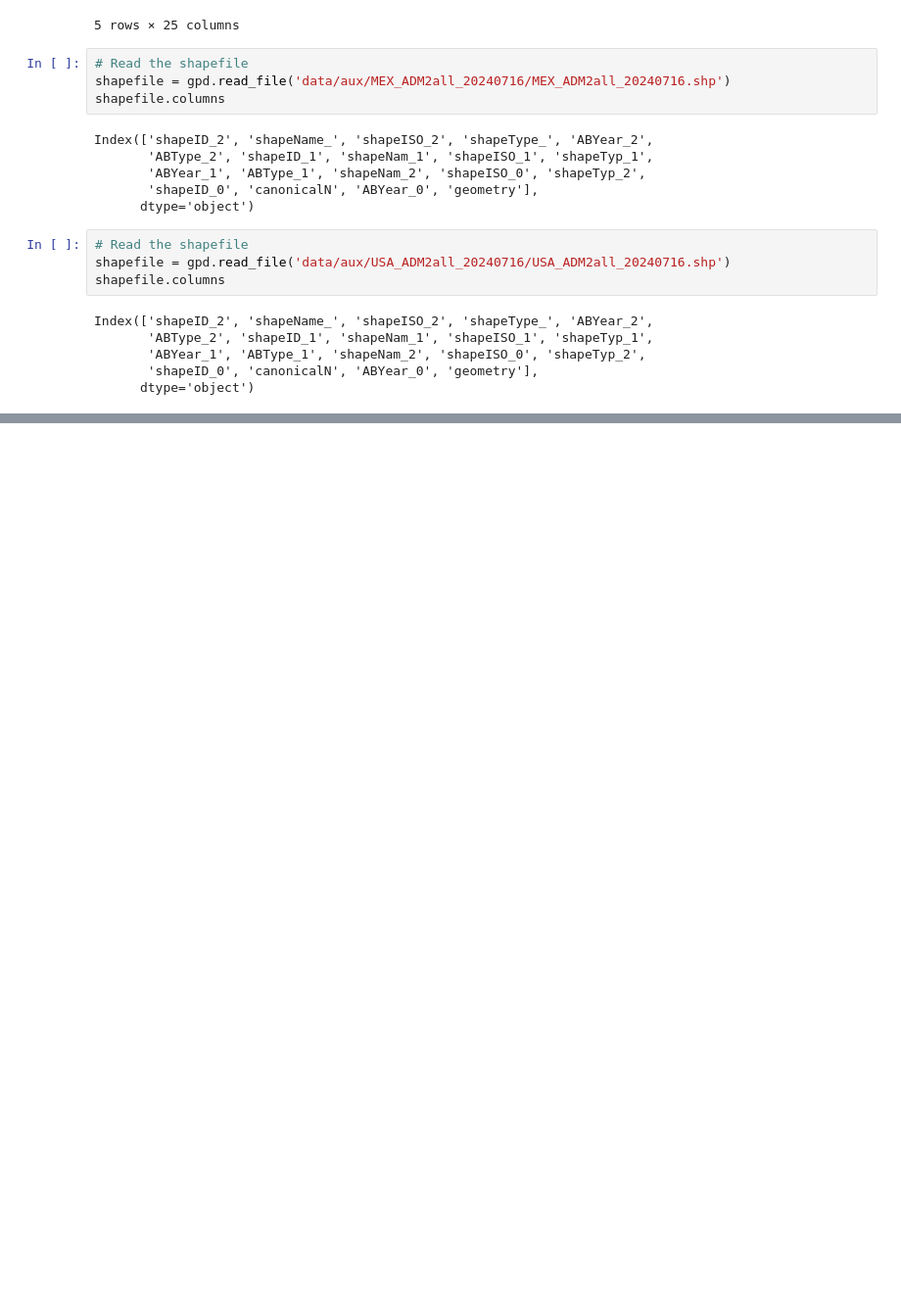
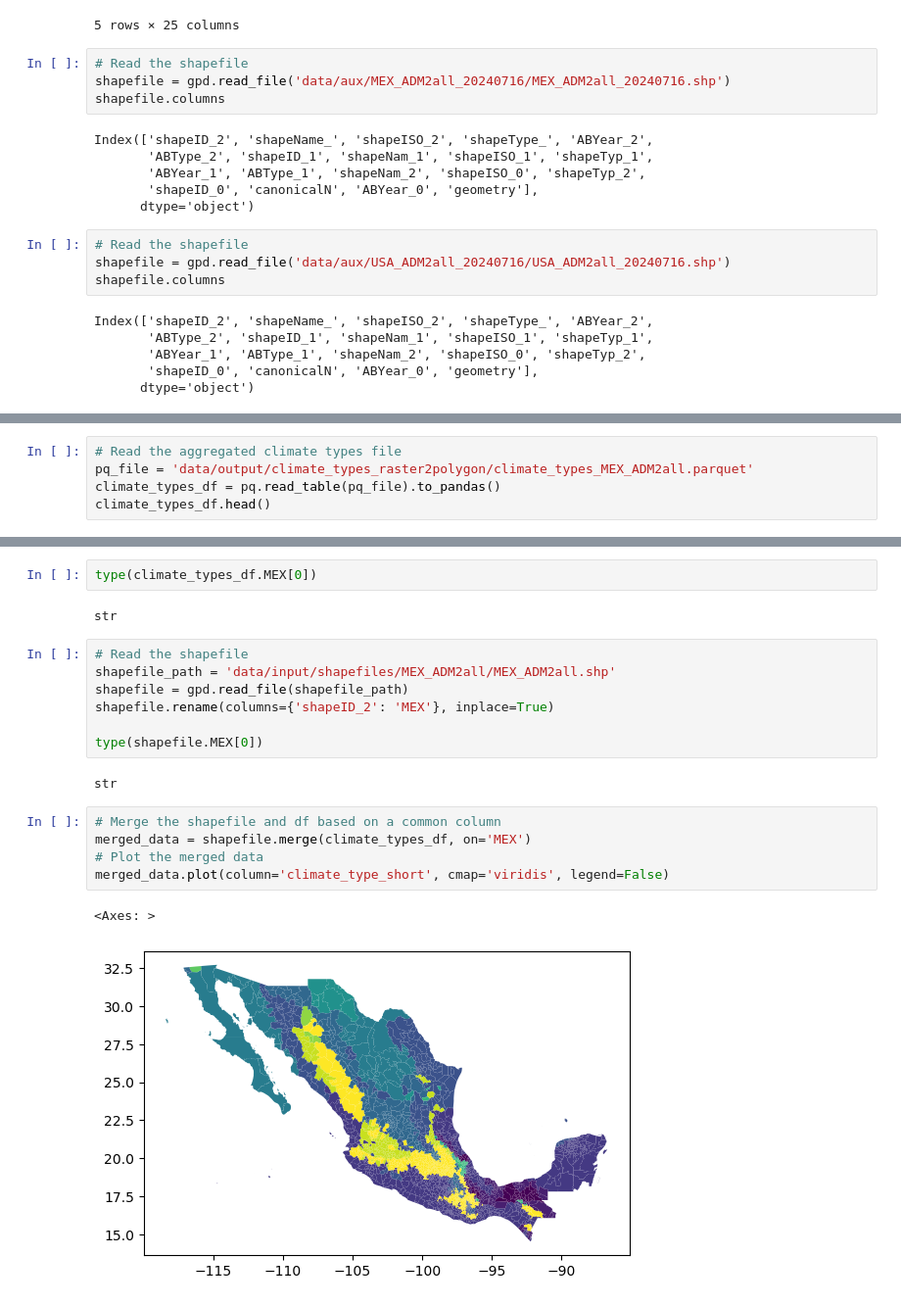
Before and after one commit to NSAPH-Data-Processing/climate_types_raster2polygon, a Jupyter notebook: notes/global_eda.ipynb, the cells around one changed output, grey strips where cells are left out. Shown at 98% size. Drawn from its saved outputs; the diff is of its cells as text; blank space fills up the shorter version.

Commit message:
explored global output

```diff
--- a/notes/global_eda.ipynb
+++ b/notes/global_eda.ipynb
@@ -59,0 +68,5 @@ Index(['shapeID_2', 'shapeName_', 'shapeISO_2', 'shapeType_', 'ABYear_2',
+# %%
+# Read the aggregated climate types file
+pq_file = 'data/output/climate_types_raster2polygon/climate_types_MEX_ADM2all.parquet'
+climate_types_df = pq.read_table(pq_file).to_pandas()
+climate_types_df.head()
@@ -59,0 +81,21 @@ Index(['shapeID_2', 'shapeName_', 'shapeISO_2', 'shapeType_', 'ABYear_2',
+# %%
+type(climate_types_df.MEX[0])
+# %% [output]
+str
+# %%
+# Read the shapefile
+shapefile_path = 'data/input/shapefiles/MEX_ADM2all/MEX_ADM2all.shp'
+shapefile = gpd.read_file(shapefile_path)
+shapefile.rename(columns={'shapeID_2': 'MEX'}, inplace=True)
+
+type(shapefile.MEX[0])
+# %% [output]
+str
+# %%
+# Merge the shapefile and df based on a common column
+merged_data = shapefile.merge(climate_types_df, on='MEX')
+# Plot the merged data
+merged_data.plot(column='climate_type_short', cmap='viridis', legend=False)
+# %% [output]
+<Axes: >
+[figure, added]
```
Also changed, not shown: parts of 4 cells of this notebook.
